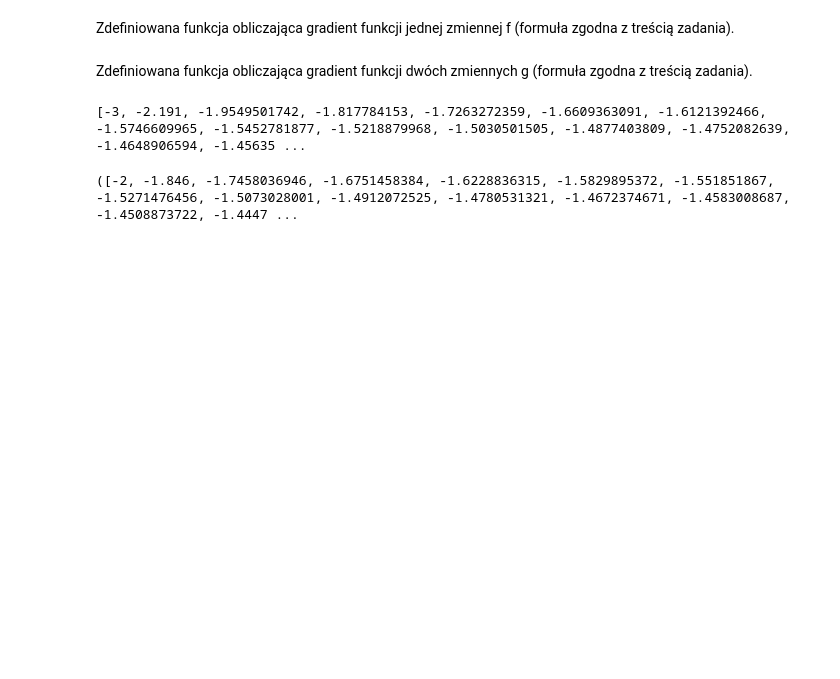
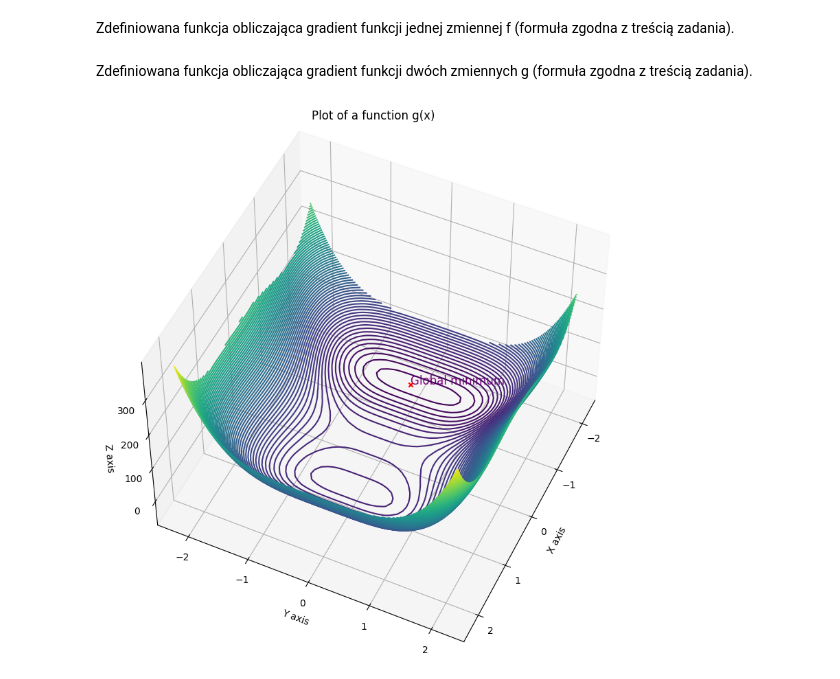
Before and after one commit to goshakowska/AI_steepest_decent, a Jupyter notebook: WSI_LAB1.ipynb, the cells around one changed output. Drawn from its saved outputs; the diff is of its cells as text; code cells hidden in the pictures; blank space fills up the shorter version.

Commit message:
Dodano wykres z zaznaczonym minimum globalnym.

```diff
--- a/WSI_LAB1.ipynb
+++ b/WSI_LAB1.ipynb
@@ -44,7 +44,7 @@ def g_function(first_independent_variable, second_independent_variable):
     dependent_variable = 10*second_independent_variable**4 + 10*first_independent_variable**4 + 3*first_independent_variable**3 - 30*first_independent_variable**2 + 10*first_independent_variable
     return dependent_variable
 # %%
-plt.rcParams["figure.figsize"] = (20,10)
+# plt.rcParams["figure.figsize"] = (20,10)
 # %%
 x_values = np.linspace(-2.2, 2.2)
 y_values = np.linspace(-2.2, 2.2)
@@ -127,11 +133,9 @@ def gradient_descent_3d(step_size, starting_point_x, starting_point_y, beta):
 
 # ax2 = ax1.twinx()
 analysed_graph_points_2d, local_minimum_2d, iterations_performed_2d = gradient_descent_2d(1, -3, 0.001)
-print(analysed_graph_points_2d, local_minimum_2d, iterations_performed_2d)
+# print(analysed_graph_points_2d, local_minimum_2d, iterations_performed_2d)
-# %% [output]
-[-3, -2.191, -1.9549501742, -1.817784153, -1.7263272359, -1.6609363091, -1.6121392466, -1.5746609965, -1.5452781877, -1.5218879968, -1.5030501505, -1.4877403809, -1.4752082639, -1.4648906594, -1.45635 ...
 # %%
 analysed_graph_points_3d, local_minimum_3d, iterations_performed_3d = gradient_descent_3d(1, -2, -2, 0.001)
-print(analysed_graph_points_3d, local_minimum_3d, iterations_performed_3d)
+x_minimum_3d, y_minimum_3d = local_minimum_3d
+z_minimum_3d = g_function(x_minimum_3d, y_minimum_3d)
+# print(analysed_graph_points_3d, local_minimum_3d, iterations_performed_3d)
-# %% [output]
-([-2, -1.846, -1.7458036946, -1.6751458384, -1.6228836315, -1.5829895372, -1.551851867, -1.5271476456, -1.5073028001, -1.4912072525, -1.4780531321, -1.4672374671, -1.4583008687, -1.4508873722, -1.4447 ...
@@ -143,0 +142,21 @@ def algorithm_results(local_minimum):
+# %%
+x_values = np.linspace(-2.2, 2.2)
+y_values = np.linspace(-2.2, 2.2)
+vector_x_value, vector_y_value = np.meshgrid(x_values, y_values)
+z_values = g_function(vector_x_value, vector_y_value)
+# %%
+fig = plt.figure()
+ax1 = plt.axes(projection='3d')
+ax1.contour3D(x_values, y_values, z_values, 100, cmap='viridis')
+ax1.set(xlabel='X axis', ylabel='Y axis', zlabel='Z axis',
+       title='Plot of a function g(x)')
+
+
+ax1.scatter(x_minimum_3d, y_minimum_3d, z_minimum_3d, marker="x", c="red")
+ax1.text(x_minimum_3d, y_minimum_3d, z_minimum_3d, "Global minimum", color='purple', fontsize='large')
+# ax2 = ax1.twinx()
+ax1.view_init(50, 25)
+
+plt.show()
+# %% [output]
+[figure, added]
```
Also changed, not shown: parts of 3 cells of this notebook.
